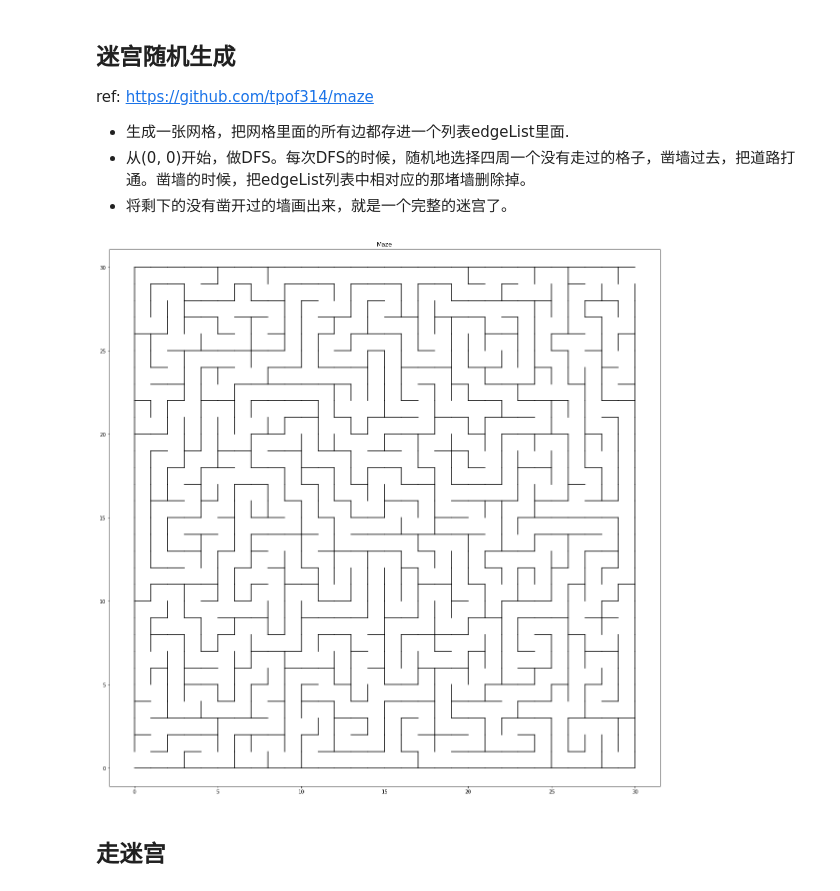
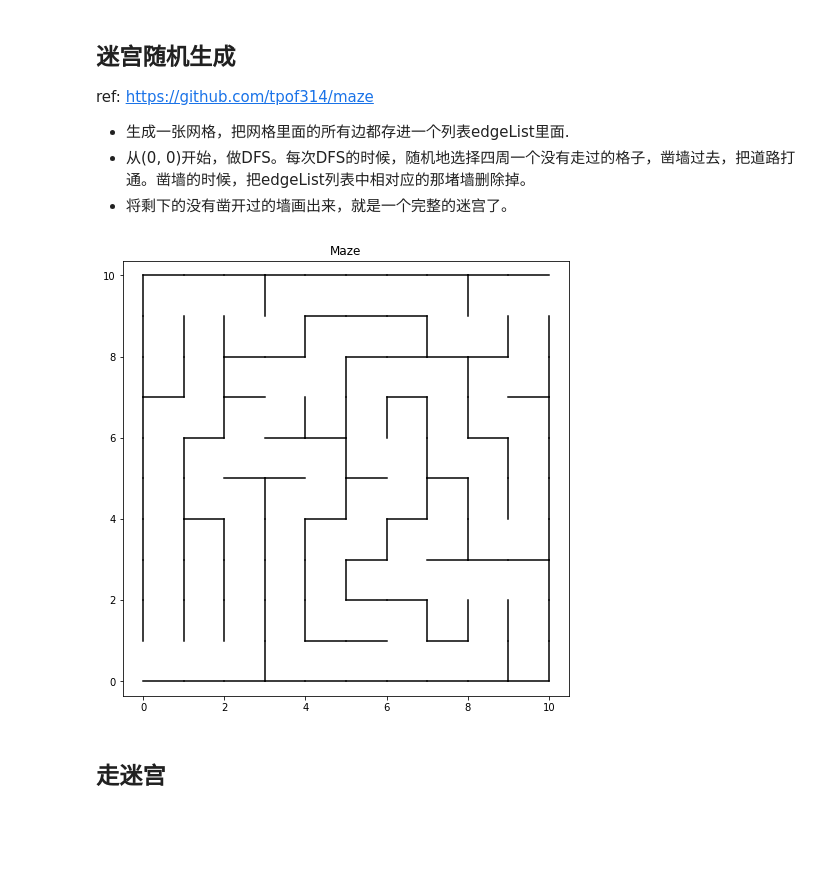
Before and after one commit to arlose/MathAndAlgorithm, a Jupyter notebook: Algorithm/图与路径.ipynb, the cells around one changed output. Cells and saved outputs as stored; diff of their text form; code cells hidden in the pictures; blank space fills up the shorter version.

```diff
--- a/Algorithm/图与路径.ipynb
+++ b/Algorithm/图与路径.ipynb
@@ -15,8 +15,8 @@ from IPython import display
 import time
 %matplotlib inline
 
-WIDTH  = 30
-HEIGHT = 30
+WIDTH  = 10
+HEIGHT = 10
 # sys.setrecursionlimit(WIDTH * HEIGHT)
 
 def initVisitedList():
@@ -79,35 +79,35 @@ def shuffle(dX, dY):
         j = randint(0, 3)
         dX[i], dX[j] = dX[j], dX[i]
         dY[i], dY[j] = dY[j], dY[i]
 
 def DFS(X, Y, edgeList, visited):
     dX = [0,  0, -1, 1]
     dY = [-1, 1, 0,  0]
     shuffle(dX, dY)
     for i in range(len(dX)):
         nextX = X + dX[i]
         nextY = Y + dY[i]
         if isValidPosition(nextX, nextY):
             if not visited[nextY][nextX]:
                 visited[nextY][nextX] = True
                 commonEdge = getCommonEdge(X, Y, nextX, nextY)
                 if commonEdge in edgeList:
                     edgeList.remove(commonEdge)
                 DFS(nextX, nextY, edgeList, visited)
 
-plt.figure(figsize=(20,20))
+plt.figure(figsize=(8,8))
 plt.axis('equal')
 plt.title('Maze')
 edgeList = initEdgeList()
 visited  = initVisitedList()
 DFS(0, 0, edgeList, visited)
 edgeList.remove((0, 0, 0, 1))
 edgeList.remove((WIDTH, HEIGHT-1, WIDTH, HEIGHT))
 for edge in edgeList:
     drawLine(edge[0], edge[1], edge[2], edge[3])
 plt.show()
 # %% [output]
-[figure, old version]
+[figure, new version]
 # %%
 # edgeList = initEdgeList()
 print(edgeList)
```
Also changed, not shown: parts of 5 cells of this notebook, 1 other file.
